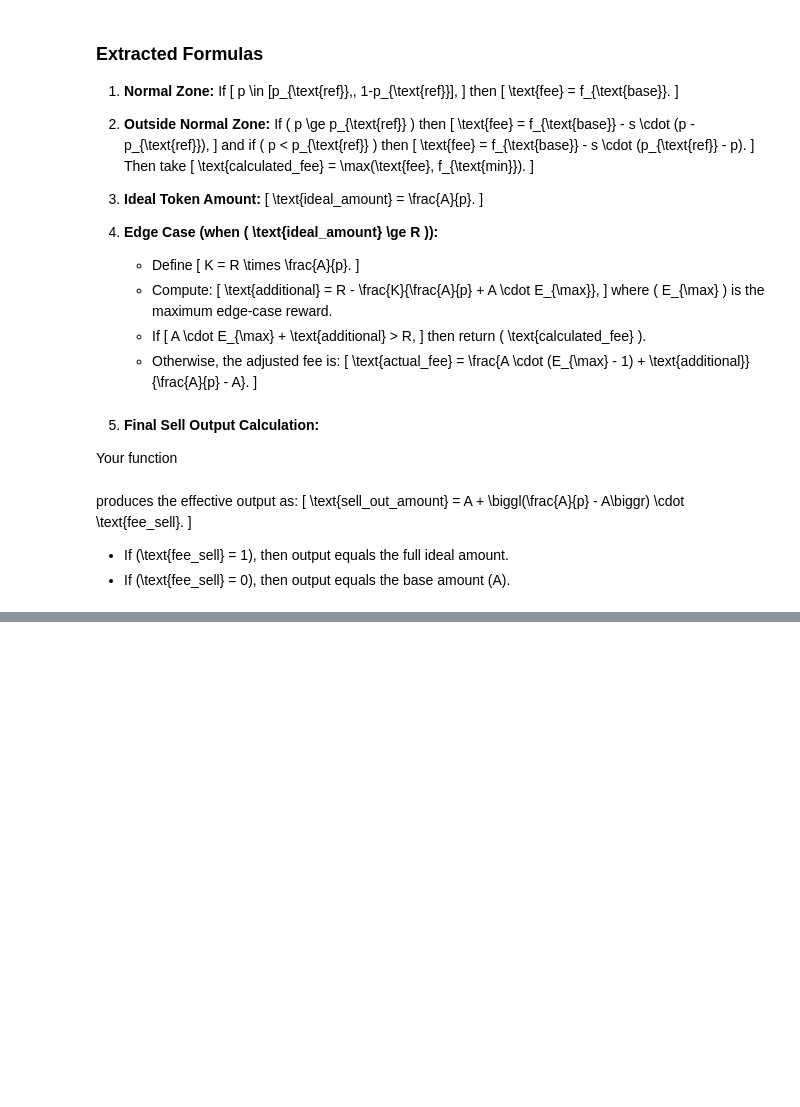
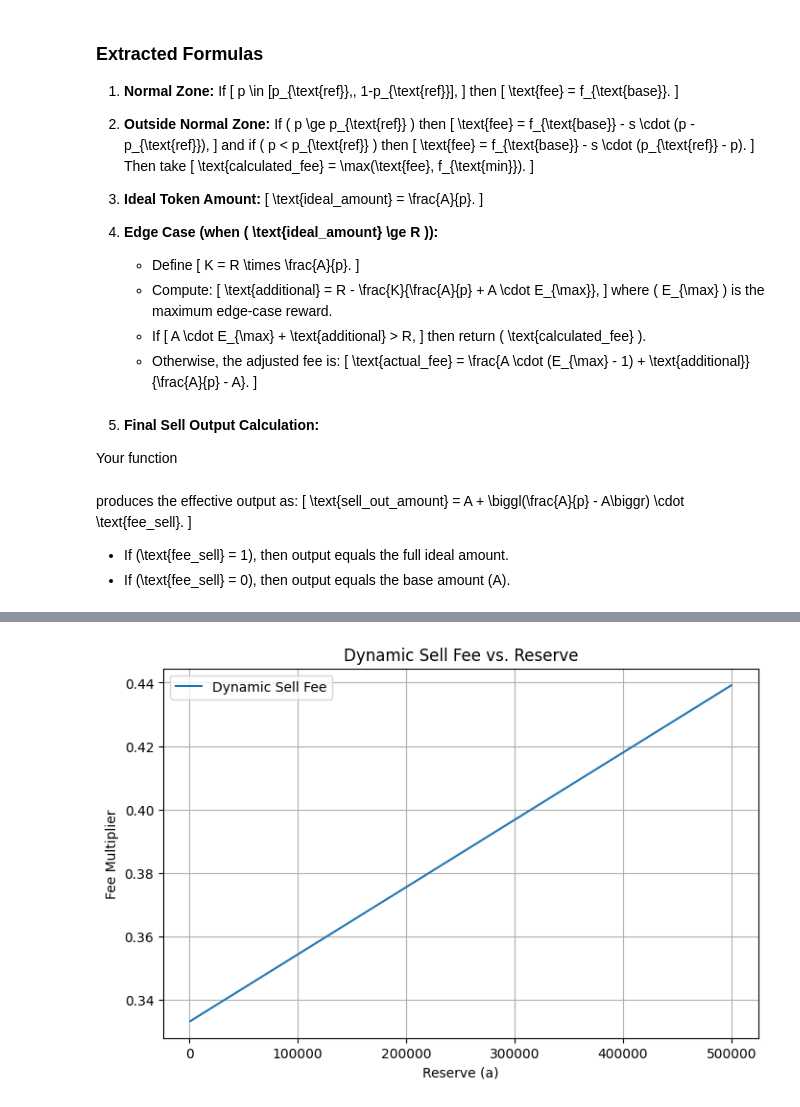
Before and after one commit to KyrylR/univ2-analysis, a Jupyter notebook: analysis.ipynb, the cells around one changed output, grey strips where cells are left out. Drawn from its saved outputs; the diff is of its cells as text; code cells hidden in the pictures; blank space fills up the shorter version.

```diff
--- a/analysis.ipynb
+++ b/analysis.ipynb
@@ -220,0 +228,34 @@ plt.show()
+# %%
+import numpy as np
+import matplotlib.pyplot as plt
+
+# Parameters for the dynamic sell fee function:
+reference_price = 0.45
+base_fee = 0.8
+slope = 0.2
+min_fee = 0.01
+max_edge_case_reward = 4
+price = 0.1
+amount = 15_000
+
+reserves = np.linspace(1000, 5_0000_000, 1000)
+
+# We'll compute the fee for each price using your dynamic_sell_fee.
+fees = []
+for r in reserves:
+    try:
+        fee = dynamic_sell_fee(price, amount, r, reference_price, base_fee, slope, min_fee, max_edge_case_reward)
+    except Exception as e:
+        fee = np.nan
+    fees.append(fee)
+
+plt.figure(figsize=(8, 5))
+plt.plot(amounts, fees, label='Dynamic Sell Fee')
+plt.xlabel('Reserve (a)')
+plt.ylabel('Fee Multiplier')
+plt.title('Dynamic Sell Fee vs. Reserve')
+plt.legend()
+plt.grid(True)
+plt.show()
+# %% [output]
+[figure, added]
```
Also changed, not shown: parts of 3 cells of this notebook, 1 other file.
